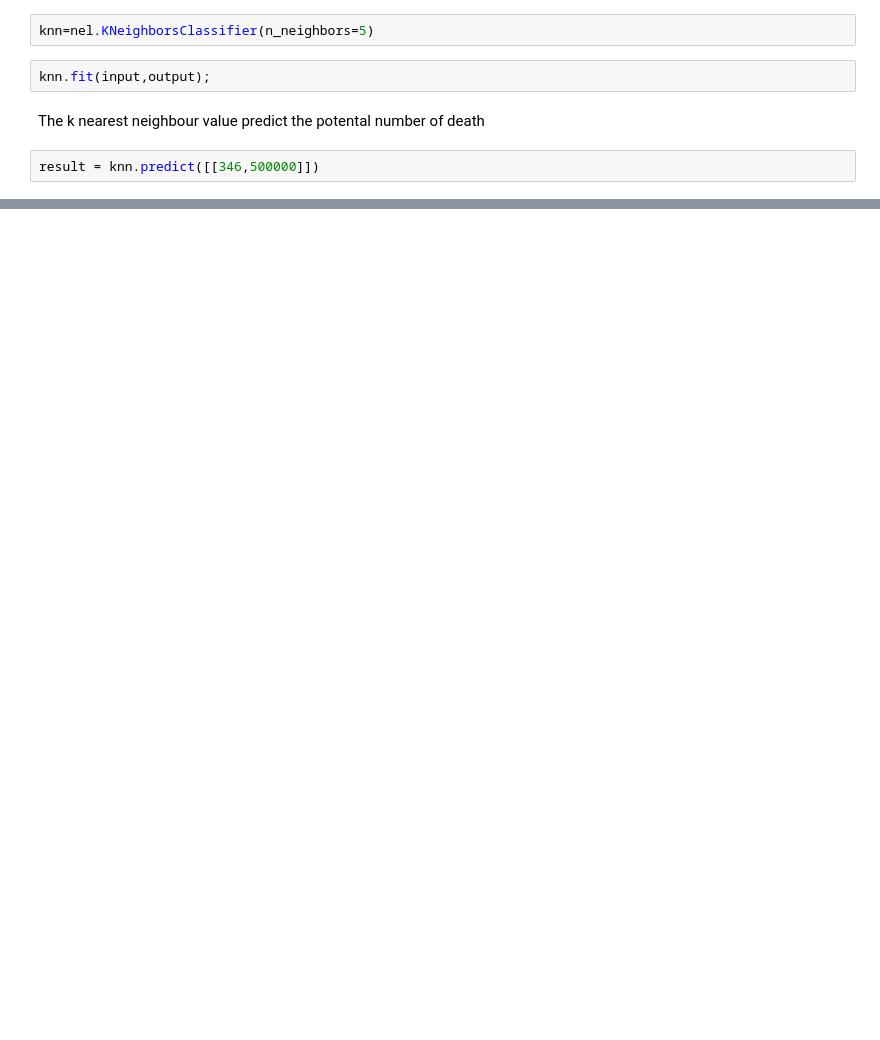
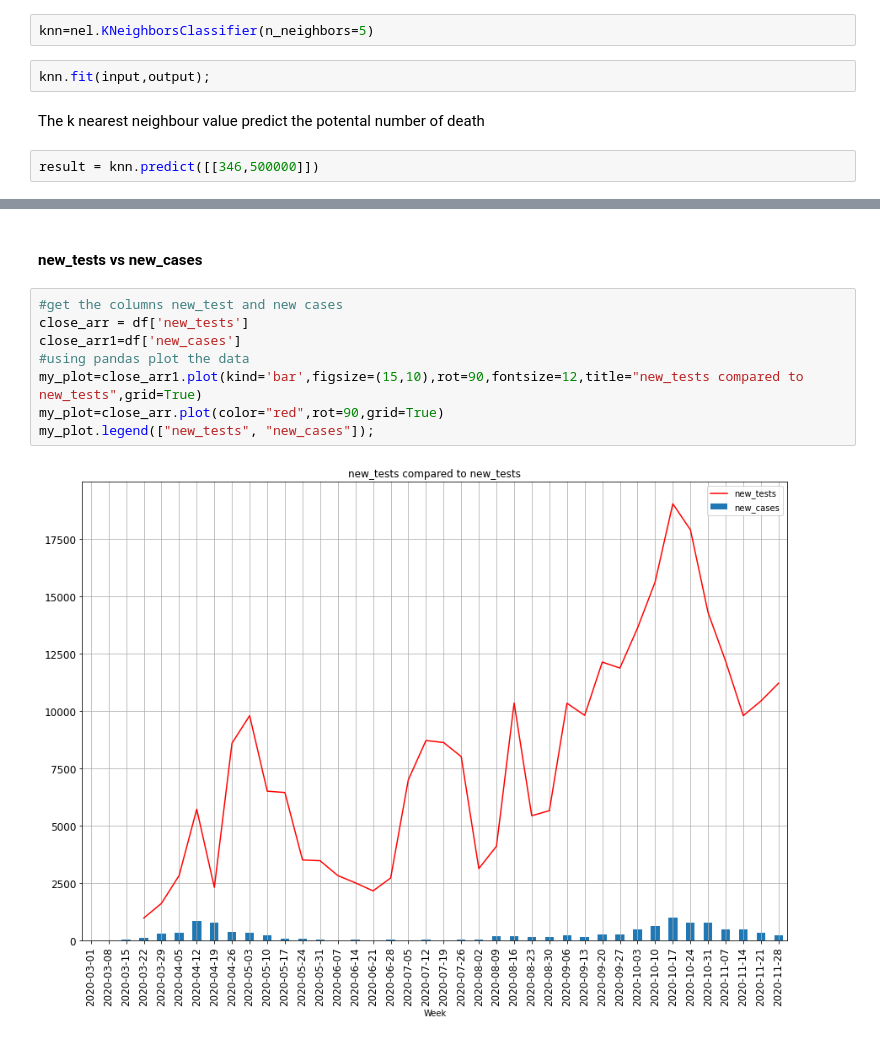
Before and after one commit to G00387859/programming-for-data-analysis-assignment, a Jupyter notebook: Project2020.ipynb, the cells around one changed output, grey strips where cells are left out. Saved outputs shown, nothing was run; the diff lists cells and outputs as text; blank space fills up the shorter version.

```diff
--- a/Project2020.ipynb
+++ b/Project2020.ipynb
@@ -80,0 +134,12 @@ print("Perdicted Deaths: "result)
+# %% [markdown]
+#### new_tests vs new_cases
+# %%
+#get the columns new_test and new cases
+close_arr = df['new_tests']
+close_arr1=df['new_cases']
+#using pandas plot the data
+my_plot=close_arr1.plot(kind='bar',figsize=(15,10),rot=90,fontsize=12,title="new_tests compared to new_tests",grid=True)
+my_plot=close_arr.plot(color="red",rot=90,grid=True)
+my_plot.legend(["new_tests", "new_cases"]);
+# %% [output]
+[figure, added]
```
Also changed, not shown: parts of 26 cells of this notebook, 1 other file.
